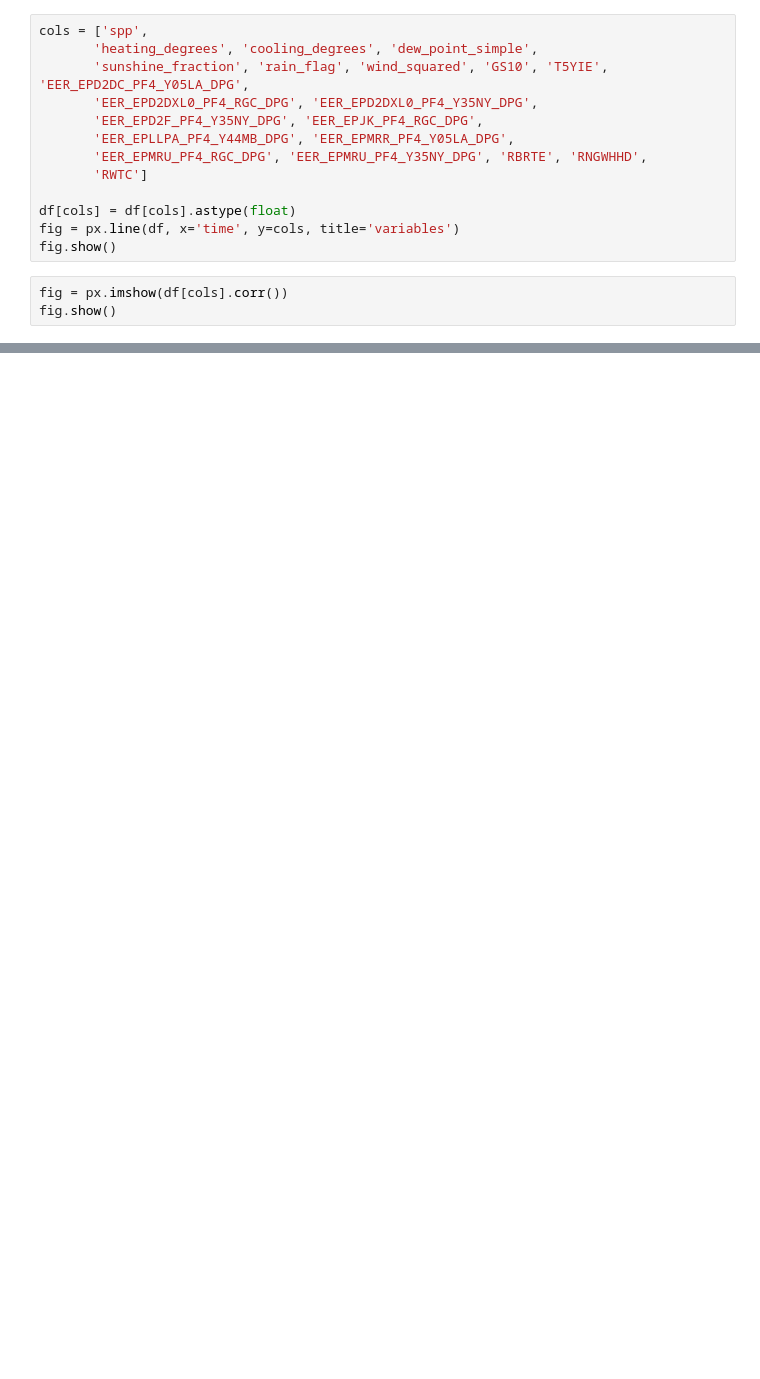
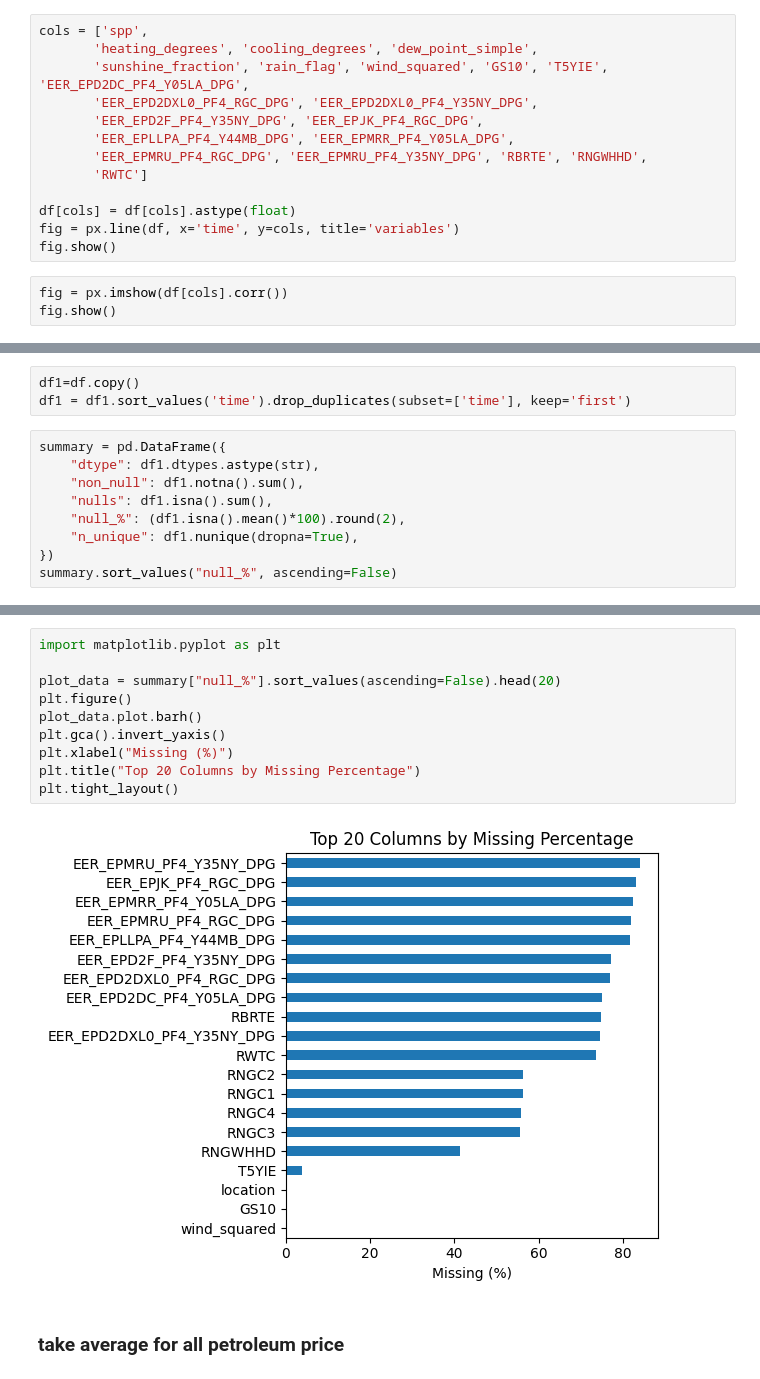
Before and after one commit to JuanPalaciosGodoy/ma_mentored_research_fall_2025, a Jupyter notebook: features_example.ipynb, the cells around one changed output, grey strips where cells are left out. Drawn from its saved outputs; the diff is of its cells as text; blank space fills up the shorter version.

```diff
--- a/features_example.ipynb
+++ b/features_example.ipynb
@@ -40,0 +79,12 @@ fig.show()
+# %%
+df1=df.copy()
+df1 = df1.sort_values('time').drop_duplicates(subset=['time'], keep='first')
+# %%
+summary = pd.DataFrame({
+    "dtype": df1.dtypes.astype(str),
+    "non_null": df1.notna().sum(),
+    "nulls": df1.isna().sum(),
+    "null_%": (df1.isna().mean()*100).round(2),
+    "n_unique": df1.nunique(dropna=True),
+})
+summary.sort_values("null_%", ascending=False)
@@ -40,0 +109,14 @@ fig.show()
+# %%
+import matplotlib.pyplot as plt
+
+plot_data = summary["null_%"].sort_values(ascending=False).head(20)
+plt.figure()
+plot_data.plot.barh()
+plt.gca().invert_yaxis()
+plt.xlabel("Missing (%)")
+plt.title("Top 20 Columns by Missing Percentage")
+plt.tight_layout()
+# %% [output]
+[figure, added]
+# %% [markdown]
+### take average for all petroleum price
```
Also changed, not shown: parts of 17 cells of this notebook, 3 other files.
